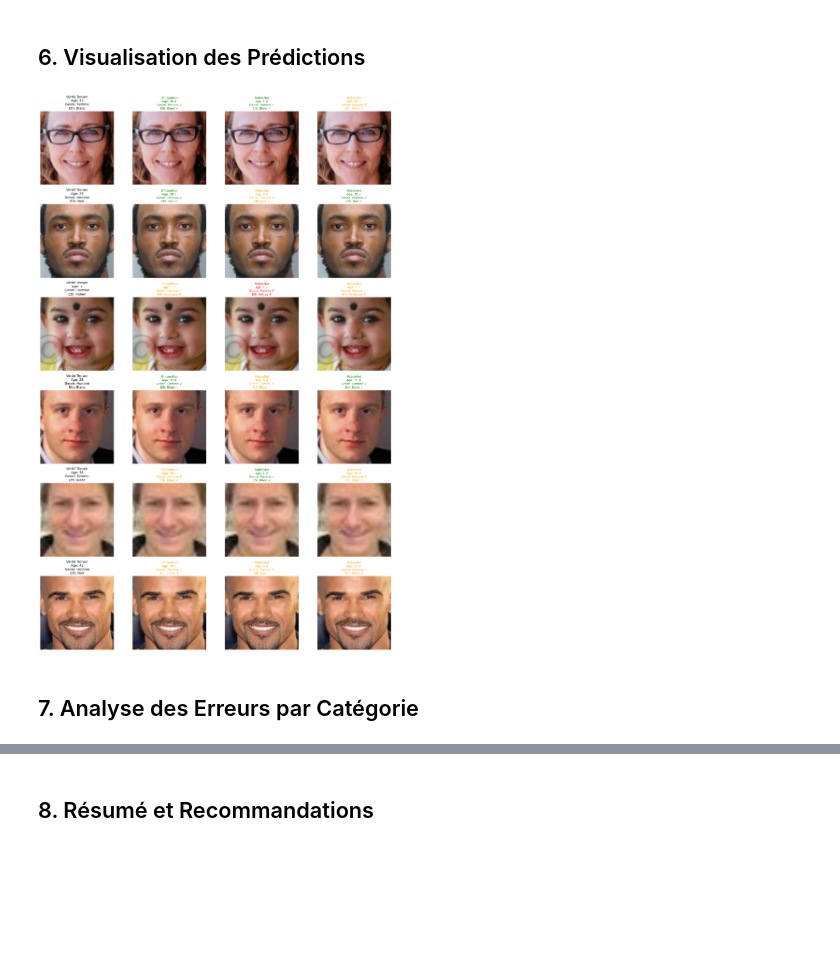
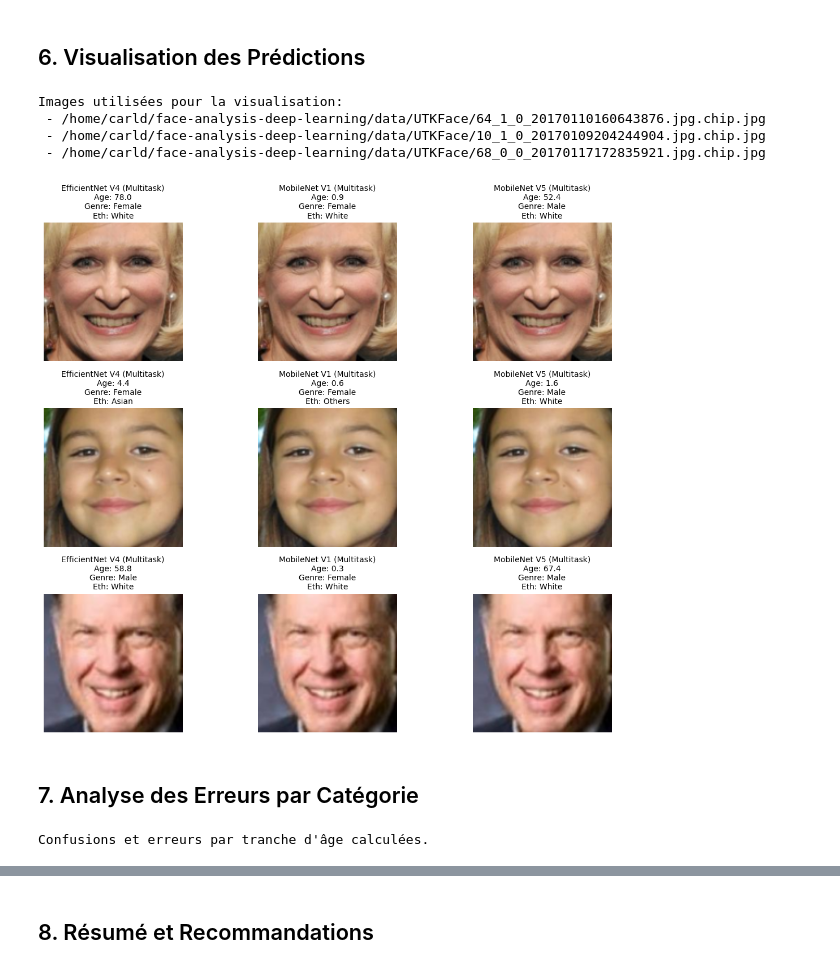
Before and after one commit to optmlako2004/face-analysis-deep-learning, a Jupyter notebook: notebooks/experiments/mobilenet_vs_efficientnet_comparison.ipynb, the cells around one changed output, grey strips where cells are left out. Cells and saved outputs as stored; diff of their text form; code cells hidden in the pictures; blank space fills up the shorter version.

Commit message:
Ajout des import fonctionnels

```diff
--- a/notebooks/experiments/mobilenet_vs_efficientnet_comparison.ipynb
+++ b/notebooks/experiments/mobilenet_vs_efficientnet_comparison.ipynb
@@ -511,33 +513,84 @@ RÉSULTATS D'ÉVALUATION SUR LES IMAGES DE TEST
 # %% [markdown]
 ## 6. Visualisation des Prédictions
+# %%
+# Mapping ethnicity si absent (sécurité)
+ETHNICITY_MAP = globals().get("ETHNICITY_MAP", {0: "White", 1: "Black", 2: "Asian", 3: "Indian", 4: "Others"})
+
+# Sélection d'échantillons pour la visualisation
+sample_images = [img_path for img_path, _, _, _ in test_images[:3]]
+print("Images utilisées pour la visualisation:")
+for p in sample_images:
+    print(" -", p)
+# %% [output]
+Images utilisées pour la visualisation:
+ - /home/carld/face-analysis-deep-learning/data/UTKFace/64_1_0_20170110160643876.jpg.chip.jpg
+ - /home/carld/face-analysis-deep-learning/data/UTKFace/10_1_0_20170109204244904.jpg.chip.jpg
+ - /home/carld/face-analysis-deep-learning/data/UTKFace/68_0_0_20170117172835921.jpg.chip.jpg
 # %%
 # Exemples de prédictions
 fig, axes = plt.subplots(3, len(MODELS), figsize=(4 * len(MODELS), 10))
 
 for col, (name, interpreter) in enumerate(interpreters.items()):
+    info = model_infos.get(name, {})
     for row in range(3):
         img_path = sample_images[row]
         img = Image.open(img_path).resize((IMG_SIZE, IMG_SIZE))
         img_array = np.expand_dims(np.array(img).astype(np.float32), axis=0)
 
-        preds = run_inference(interpreter, img_array)
-        age_pred = preds["age"]
-        gender_pred = preds["gender"]
-        ethnicity_pred = preds["ethnicity"]
+        outputs = run_inference(interpreter, img_array)
+        pred = interpret_outputs(outputs, name, info)
+
+        age_pred = pred['age']
+        gender_pred = 'Female' if pred['gender'] == 1 else 'Male'
+        ethnicity_pred = ETHNICITY_MAP.get(pred['ethnicity'], pred['ethnicity'])
 
         axes[row, col].imshow(img)
         axes[row, col].axis("off")
         axes[row, col].set_title(
             f"{name}\nAge: {age_pred:.1f}\nGenre: {gender_pred}\nEth: {ethnicity_pred}",
             fontsize=10,
         )
 
 plt.tight_layout()
 plt.savefig(IMG_DIR / "prediction_comparison_examples.png", dpi=150, bbox_inches="tight")
 plt.show()
 # %% [output]
-[figure, old version]
+[figure, new version]
 # %% [markdown]
 ## 7. Analyse des Erreurs par Catégorie
+# %%
+# Préparer les métriques d'erreur par catégorie
+from sklearn.metrics import confusion_matrix
+
+# Confusion matrices pour l'ethnicité
+ethnicity_confusions = {}
+for name, predictions in all_predictions.items():
+    true_eth = [gt["ethnicity"] for gt in ground_truth]
+    pred_eth = [p["ethnicity"] for p in predictions]
+    labels = [0, 1, 2, 3]  # On ignore "Others" pour la comparaison
+    ethnicity_confusions[name] = confusion_matrix(true_eth, pred_eth, labels=labels)
+
+# Erreur d'âge par tranche (bins de 10 ans)
+age_bins = [0, 10, 20, 30, 40, 50, 60, 70, 120]
+age_ranges_labels = [f"{age_bins[i]}-{age_bins[i+1]-1}" for i in range(len(age_bins)-1)]
+
+age_errors_by_range = {}
+true_ages = [gt["age"] for gt in ground_truth]
+for name, predictions in all_predictions.items():
+    pred_ages = [p["age"] for p in predictions]
+    errors = []
+    for i in range(len(age_bins) - 1):
+        low, high = age_bins[i], age_bins[i + 1]
+        idx = [j for j, age in enumerate(true_ages) if low <= age < high]
+        if idx:
+            mae_bin = float(np.mean([abs(true_ages[j] - pred_ages[j]) for j in idx]))
+        else:
+            mae_bin = np.nan
+        errors.append(mae_bin)
+    age_errors_by_range[name] = errors
+
+print("Confusions et erreurs par tranche d'âge calculées.")
+# %% [output]
+Confusions et erreurs par tranche d'âge calculées.
 # %%
 # Matrices de confusion pour l'ethnicité
```
Also changed, not shown: parts of 13 cells of this notebook, 21 other files.
